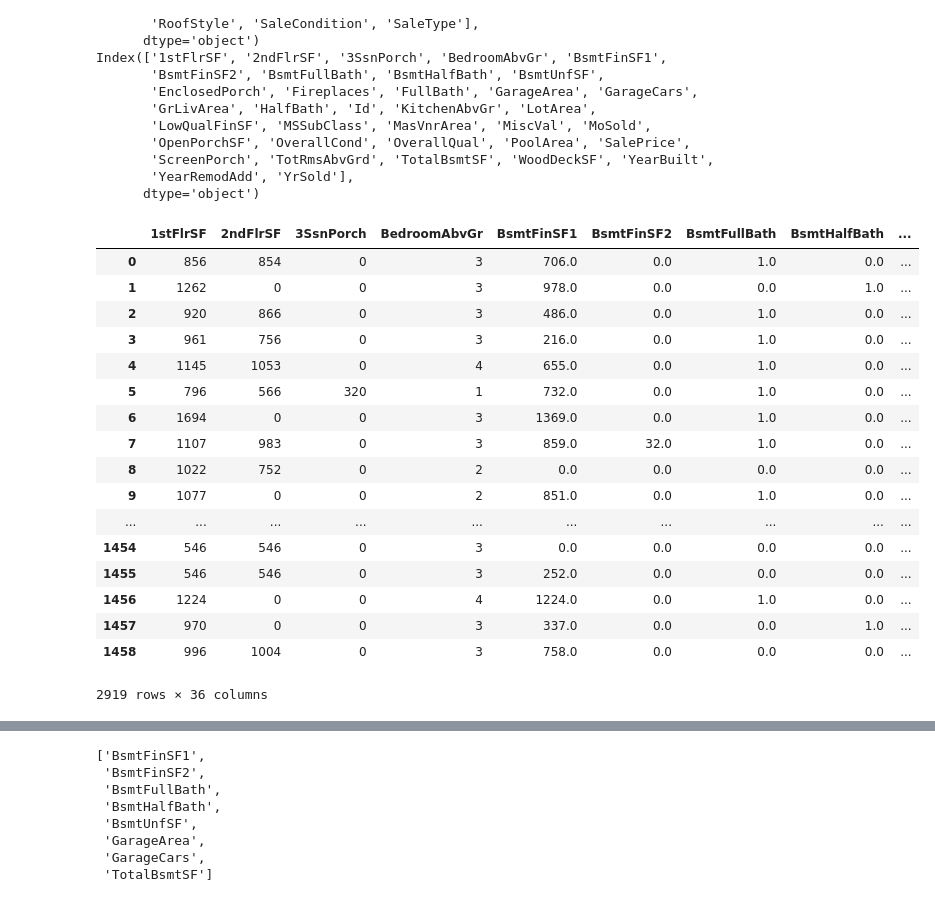
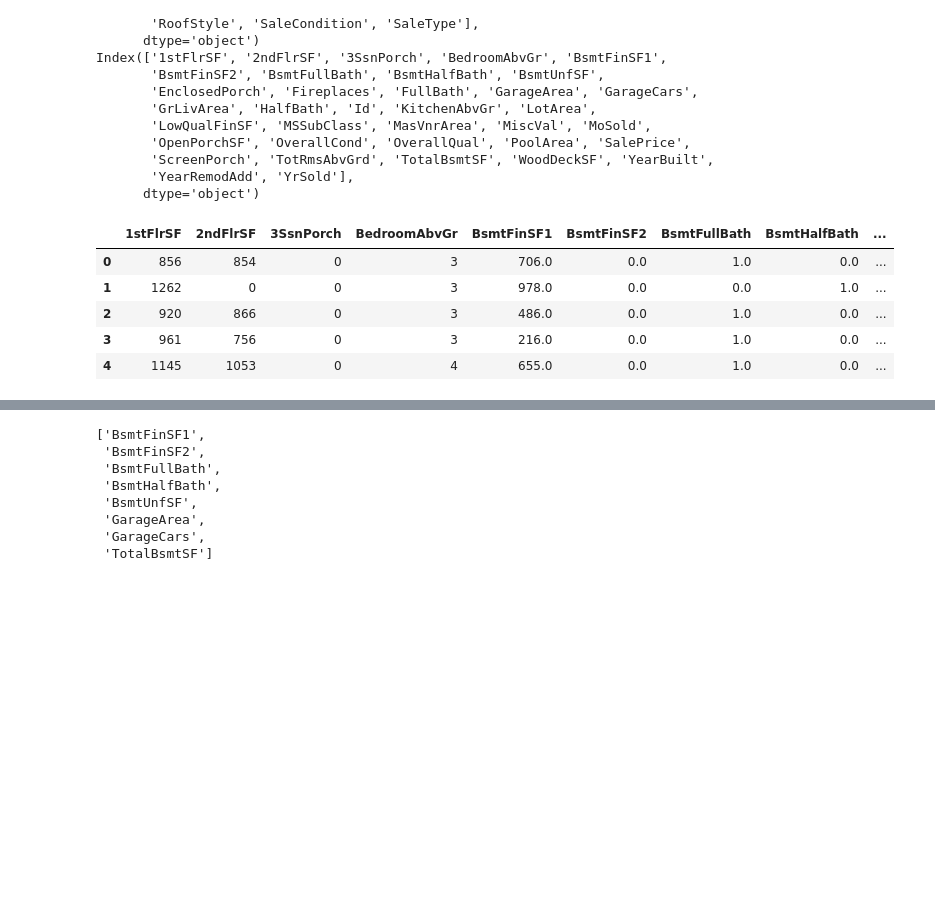
Before and after one commit to JohnErnestBonanno/HousingPrices, a Jupyter notebook: Cleaning_HousingPrices.ipynb, the cells around one changed output, grey strips where cells are left out. Saved outputs shown, nothing was run; the diff lists cells and outputs as text; code cells hidden in the pictures; blank space fills up the shorter version.

```diff
--- a/Cleaning_HousingPrices.ipynb
+++ b/Cleaning_HousingPrices.ipynb
@@ -161,26 +159,14 @@ intFilter = ['1stFlrSF', '2ndFlrSF', '3SsnPorch', 'BedroomAbvGr', 'BsmtFinSF1',
        'ScreenPorch', 'TotRmsAbvGrd', 'TotalBsmtSF', 'WoodDeckSF', 'YearBuilt',
        'YearRemodAdd', 'YrSold']
 # %%
-dfMasterClean[intFilter]
+dfMasterClean[intFilter].head()
 # %% [output]
 |  | 1stFlrSF | 2ndFlrSF | 3SsnPorch | BedroomAbvGr | BsmtFinSF1 | BsmtFinSF2 | BsmtFullBath | BsmtHalfBath | ... |
 | 0 | 856 | 854 | 0 | 3 | 706.0 | 0.0 | 1.0 | 0.0 | ... |
 | 1 | 1262 | 0 | 0 | 3 | 978.0 | 0.0 | 0.0 | 1.0 | ... |
 | 2 | 920 | 866 | 0 | 3 | 486.0 | 0.0 | 1.0 | 0.0 | ... |
 | 3 | 961 | 756 | 0 | 3 | 216.0 | 0.0 | 1.0 | 0.0 | ... |
 | 4 | 1145 | 1053 | 0 | 4 | 655.0 | 0.0 | 1.0 | 0.0 | ... |
-| 5 | 796 | 566 | 320 | 1 | 732.0 | 0.0 | 1.0 | 0.0 | ... |
-| 6 | 1694 | 0 | 0 | 3 | 1369.0 | 0.0 | 1.0 | 0.0 | ... |
-| 7 | 1107 | 983 | 0 | 3 | 859.0 | 32.0 | 1.0 | 0.0 | ... |
-| 8 | 1022 | 752 | 0 | 2 | 0.0 | 0.0 | 0.0 | 0.0 | ... |
-| 9 | 1077 | 0 | 0 | 2 | 851.0 | 0.0 | 1.0 | 0.0 | ... |
-| ... | ... | ... | ... | ... | ... | ... | ... | ... | ... |
-| 1454 | 546 | 546 | 0 | 3 | 0.0 | 0.0 | 0.0 | 0.0 | ... |
-| 1455 | 546 | 546 | 0 | 3 | 252.0 | 0.0 | 0.0 | 0.0 | ... |
-| 1456 | 1224 | 0 | 0 | 4 | 1224.0 | 0.0 | 1.0 | 0.0 | ... |
-| 1457 | 970 | 0 | 0 | 3 | 337.0 | 0.0 | 0.0 | 1.0 | ... |
-| 1458 | 996 | 1004 | 0 | 3 | 758.0 | 0.0 | 0.0 | 0.0 | ... |
-2919 rows × 36 columns
 # %%
 #identify int variables with missing values
 missingIntVar = list(dfMasterClean[intFilter].columns[dfMasterClean[intFilter].isnull().sum()>0])
```
Also changed, not shown: parts of 35 cells of this notebook, 1 other file.
